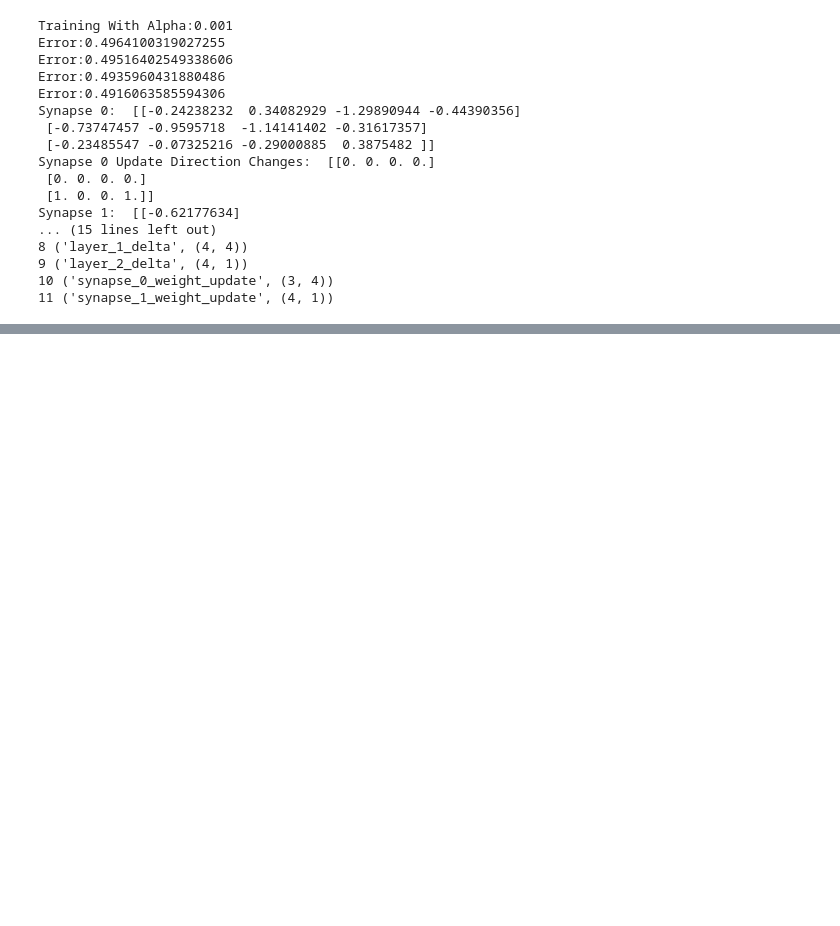
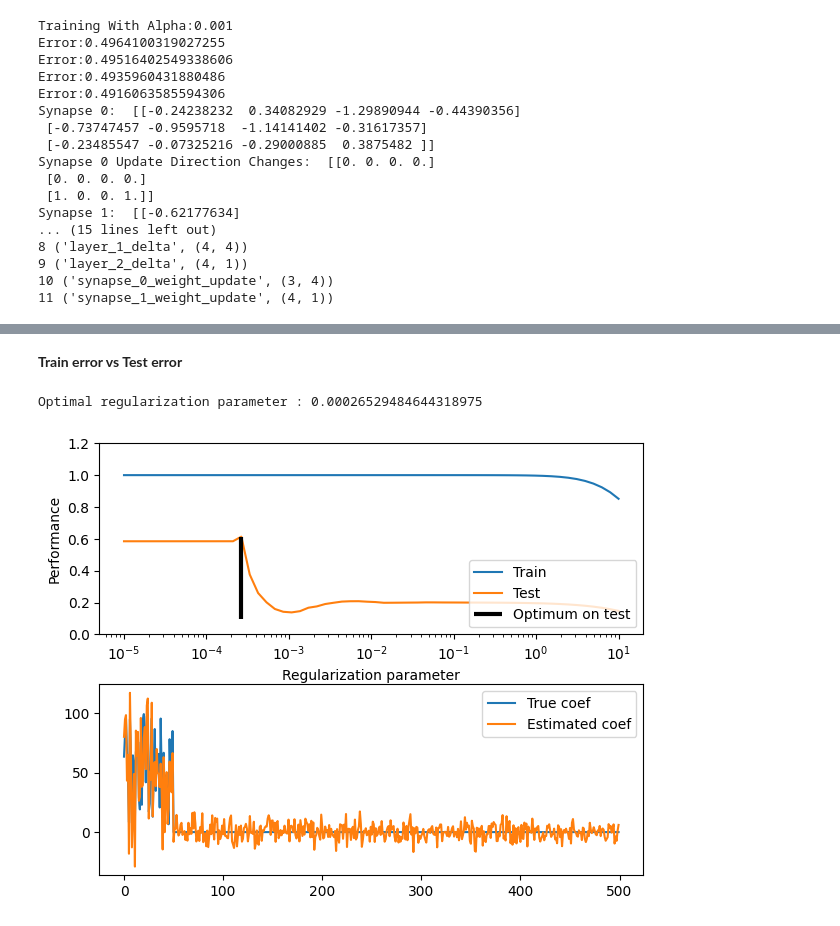
Before and after one commit to toliyang/AI_ML, a Jupyter notebook: ML foundation/gradient_descent_from_scratch.ipynb, the cells around one changed output, grey strips where cells are left out. Cells and saved outputs as stored; diff of their text form; code cells hidden in the pictures; blank space fills up the shorter version.

```diff
--- a/ML foundation/gradient_descent_from_scratch.ipynb
+++ b/ML foundation/gradient_descent_from_scratch.ipynb
@@ -406,0 +425,2 @@ for i in pal_gen:
+# %% [markdown]
+**Train error vs Test error**
@@ -406,0 +448,48 @@ for i in pal_gen:
+# %%
+# Compute train and test errors
+alphas = np.logspace(-5, 1, 60)
+enet = linear_model.ElasticNet(l1_ratio=0.7, max_iter=10000)
+train_errors = list()
+test_errors = list()
+for alpha in alphas:
+    enet.set_params(alpha=alpha)
+    enet.fit(X_train, y_train)
+    train_errors.append(enet.score(X_train, y_train))
+    test_errors.append(enet.score(X_test, y_test))
+
+i_alpha_optim = np.argmax(test_errors)
+alpha_optim = alphas[i_alpha_optim]
+print("Optimal regularization parameter : %s" % alpha_optim)
+
+# Estimate the coef_ on full data with optimal regularization parameter
+enet.set_params(alpha=alpha_optim)
+coef_ = enet.fit(X, y).coef_
+# %% [output]
+Optimal regularization parameter : 0.00026529484644318975
+# %%
+# Plot results functions
+plt.subplot(2, 1, 1)
+plt.semilogx(alphas, train_errors, label="Train")
+plt.semilogx(alphas, test_errors, label="Test")
+plt.vlines(
+    alpha_optim,
+    plt.ylim()[0],
+    np.max(test_errors),
+    color="k",
+    linewidth=3,
+    label="Optimum on test",
+)
+plt.legend(loc="lower right")
+plt.ylim([0, 1.2])
+plt.xlabel("Regularization parameter")
+plt.ylabel("Performance")
+
+# Show estimated coef_ vs true coef
+plt.subplot(2, 1, 2)
+plt.plot(coef, label="True coef")
+plt.plot(coef_, label="Estimated coef")
+plt.legend()
+plt.subplots_adjust(0.09, 0.04, 0.94, 0.94, 0.26, 0.26)
+plt.show()
+# %% [output]
+[figure, added]
```
Also changed, not shown: parts of 4 cells of this notebook.
